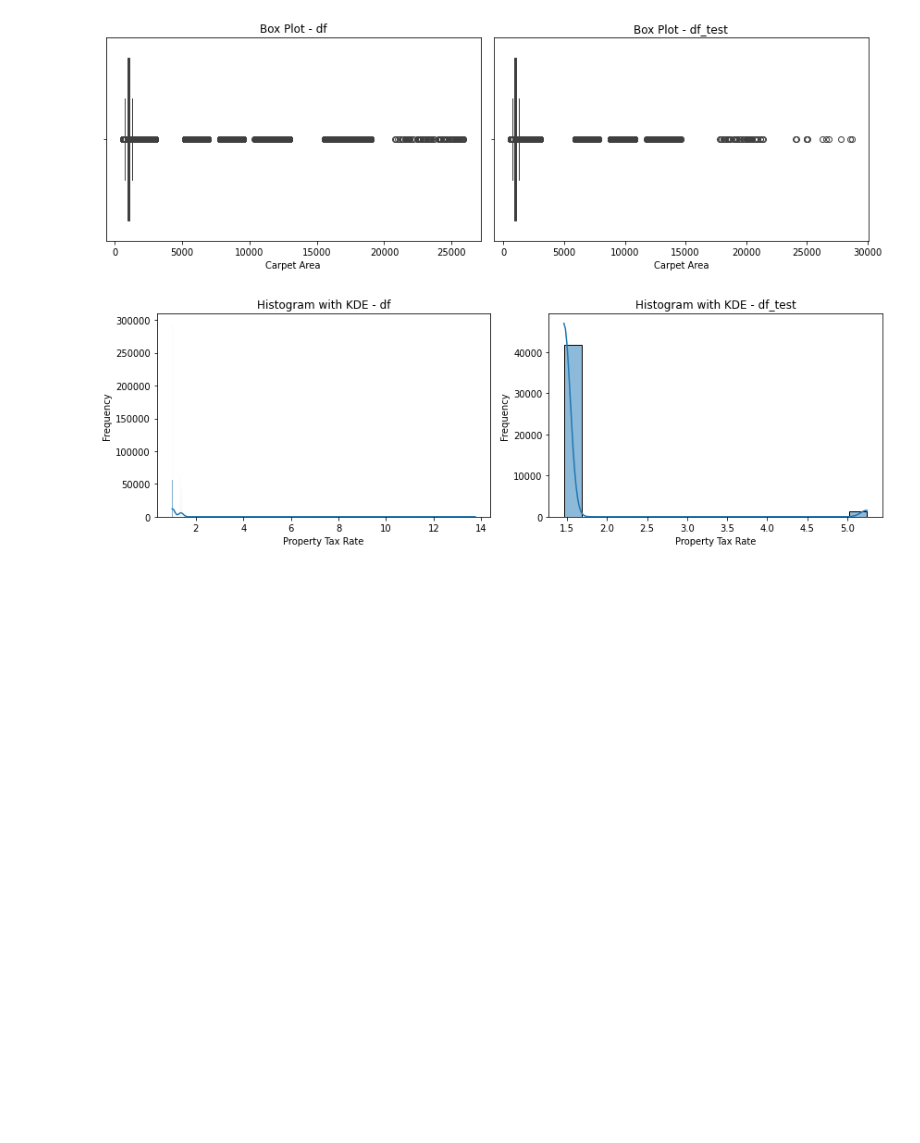
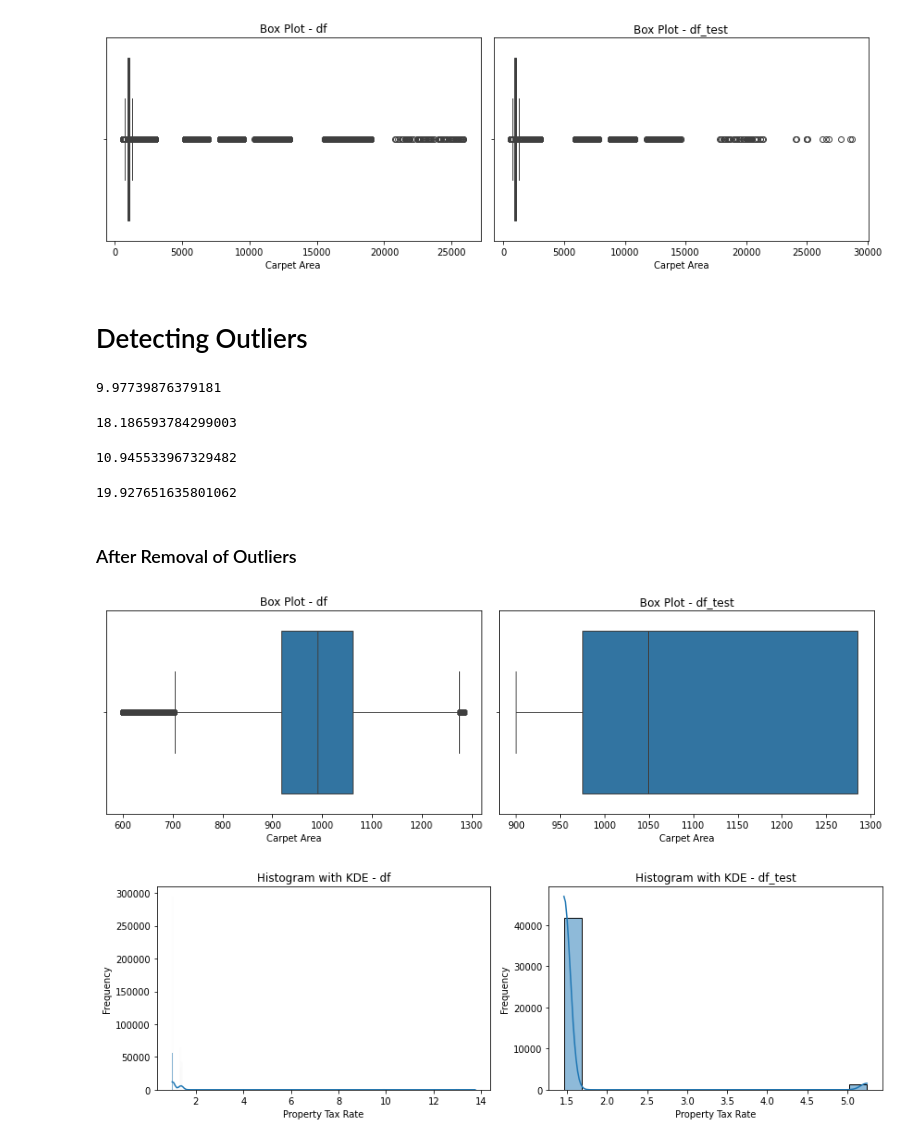
Before and after one commit to Muhammad-Sheraz-ds/AI-Property-Profit-Maximizer, a Jupyter notebook: Optimizing_Profits.ipynb, the cells around one changed output. Saved outputs shown, nothing was run; the diff lists cells and outputs as text; code cells hidden in the pictures; blank space fills up the shorter version.

```diff
--- a/Optimizing_Profits.ipynb
+++ b/Optimizing_Profits.ipynb
@@ -955,6 +1018,59 @@ plt.tight_layout()
 plt.show()
 # %% [output]
 [figure]
+# %% [markdown]
+# Detecting Outliers
+# %%
+iqr = df['carpet_area'].quantile(0.75) - df['carpet_area'].quantile(0.25)
+upper_limit= df['carpet_area'].quantile(0.75) + iqr *1.5
+df[df['carpet_area']>upper_limit].shape[0]/df.shape[0]*100
+# %% [output]
+9.97739876379181
+# %%
+iqr = df['carpet_area'].quantile(0.75) - df['carpet_area'].quantile(0.25)
+lower_limit= df['carpet_area'].quantile(0.75) - iqr *1.5
+df[df['carpet_area']<lower_limit].shape[0]/df.shape[0]*100
+# %% [output]
+18.186593784299003
+# %%
+iqr = df_test['carpet_area'].quantile(0.75) - df_test['carpet_area'].quantile(0.25)
+upper_limit= df_test['carpet_area'].quantile(0.75) + iqr *1.5
+df_test[df_test['carpet_area']>upper_limit].shape[0]/df_test.shape[0]*100
+# %% [output]
+10.945533967329482
+# %%
+iqr = df_test['carpet_area'].quantile(0.75) - df_test['carpet_area'].quantile(0.25)
+lower_limit= df_test['carpet_area'].quantile(0.75) - iqr *1.5
+df_test[df_test['carpet_area']<=lower_limit].shape[0]/df_test.shape[0]*100
+# %% [output]
+19.927651635801062
+# %%
+df['carpet_area']= np.where(df['carpet_area'] >upper_limit,upper_limit,df['carpet_area'])
+df_test['carpet_area']= np.where(df_test['carpet_area'] <=lower_limit,upper_limit,df_test['carpet_area'])
+# %%
+df['carpet_area']= np.where(df['carpet_area'] >upper_limit,lower_limit,df['carpet_area'])
+df_test['carpet_area']= np.where(df_test['carpet_area'] <=lower_limit,lower_limit,df_test['carpet_area'])
+# %% [markdown]
+### After Removal of Outliers
+# %%
+df_reset = df.reset_index(drop=True)
+df_test_reset = df_test.reset_index(drop=True)
+fig, axes = plt.subplots(1, 2, figsize=(12, 4))
+
+
+sns.boxplot(x=df_reset['carpet_area'], ax=axes[0])
+axes[0].set_title('Box Plot - df')
+axes[0].set_xlabel('Carpet Area')
+
+# Boxplot for df_test
+sns.boxplot(x=df_test_reset['carpet_area'], ax=axes[1])
+axes[1].set_title('Box Plot - df_test')
+axes[1].set_xlabel('Carpet Area')
+
+plt.tight_layout()
+plt.show()
+# %% [output]
+[figure, added]
 # %%
 import seaborn as sns
 import matplotlib.pyplot as plt
```
Also changed, not shown: parts of 9 cells of this notebook.
